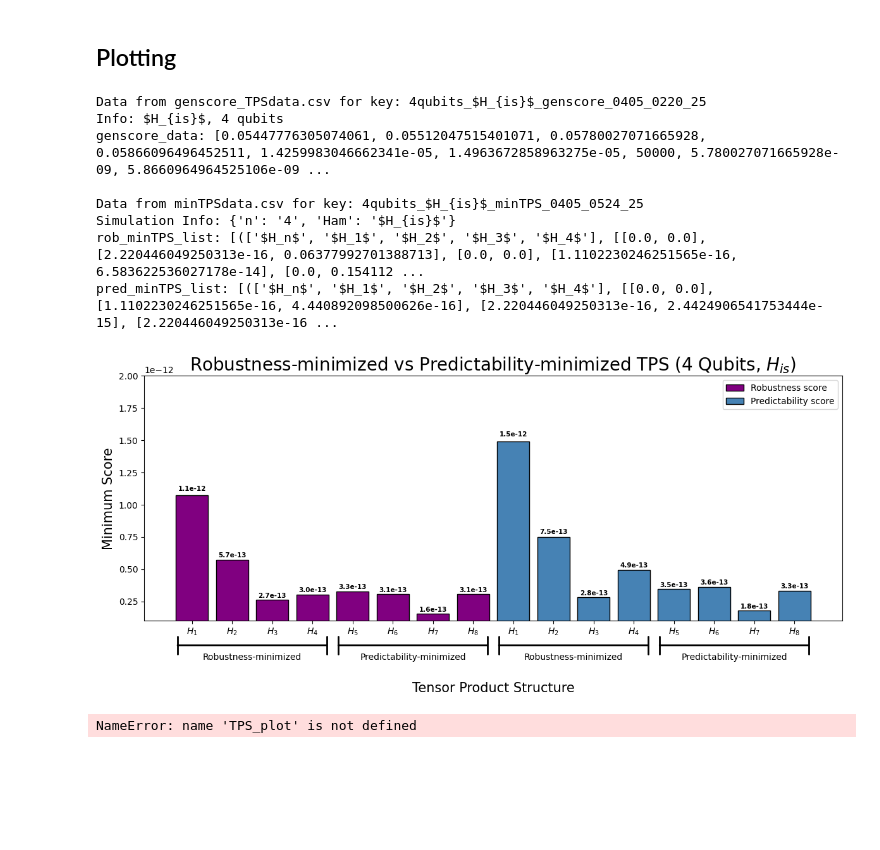
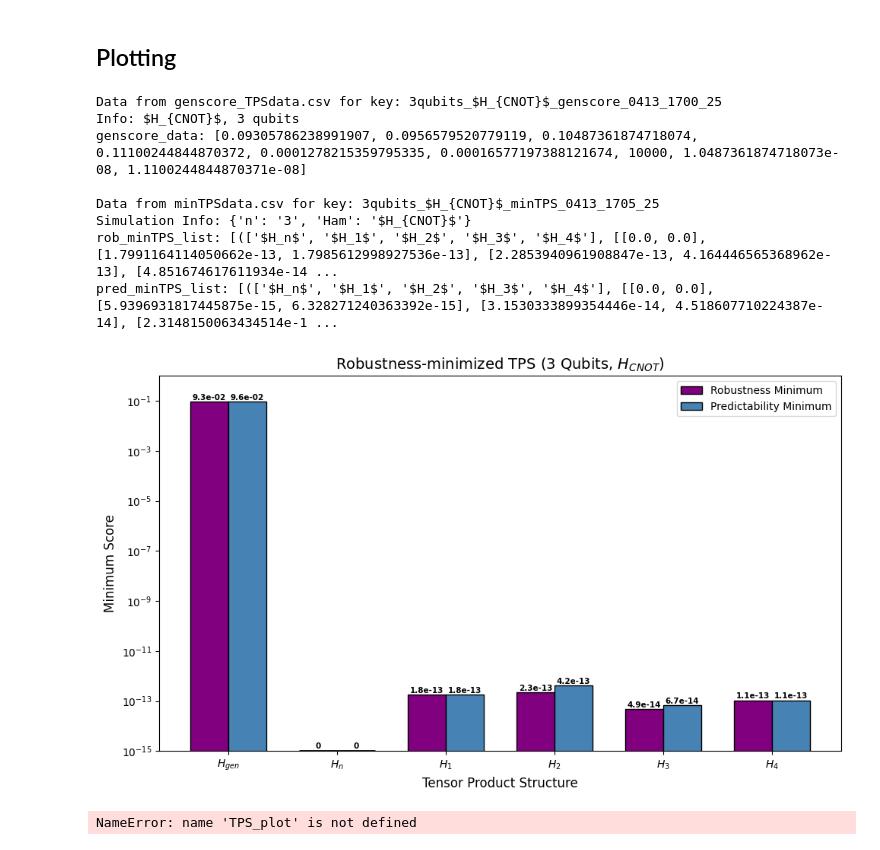
Before and after one commit to coalescion/decoherence-selected-TPSs, a Jupyter notebook: pred_vs_rob_TPS.ipynb, the cells around one changed output. Cells and saved outputs as stored; diff of their text form; code cells hidden in the pictures; blank space fills up the shorter version.

Commit message:
Data for H_{CNOT}

```diff
--- a/pred_vs_rob_TPS.ipynb
+++ b/pred_vs_rob_TPS.ipynb
@@ -1082,7 +1097,7 @@ genscore data saved under key: 2qubits_$H_{sb}$_genscore_0413_1535_25
 # %%
 # Minimizing Predictability (Check time_limit parameter for minimizeCF, can set max time of minimization for a single TPS as a paremeter)
 fn_to_minimize = 3
-pred_threshold = 1e-14
+pred_threshold = 1e-10
 
 num_TPSlines = 5
 num_OrbitLU = 50  # numLU to sample for CF1 / CF3 (only samples LUs for found qcTPS, this parameter is irrelevant during minimization)
@@ -1118,7 +1133,7 @@ Done.
 # %%
 # Minimizing Robustness
 fn_to_minimize = 1
-rob_threshold = 1e-14
+rob_threshold = 1e-10
 time_limit = "N/A"        # this "time limit" is not entirely accurate—put less than you actually want for large n, more than you want for small n
 
 # ##### TEMPORARY: #####
@@ -1188,12 +1203,13 @@ minimized TPS data saved under key: 2qubits_$H_{sb}$_minTPS_0413_1542_25
 # %%
 """Retrieve desired key"""
 
-desired_key = "4qubits_$H_{sb}$_minTPS_0409_0959_25$"
+desired_key = "3qubits_$H_{CNOT}$_minTPS_0413_1705_25$"
+# desired_key = "4qubits_$H_{sb}$_minTPS_0409_0959_25$"
 # desired_key = "4qubits_$H_{is}$_minTPS_0405_0524_25"
 
 # Define the CSV filename (should be the same file used when saving)
-csv_filename = "genscore_TPSdata.csv"
-# csv_filename = "minTPSdata.csv"
+# csv_filename = "genscore_TPSdata.csv"
+csv_filename = "minTPSdata.csv"
 found_rows = []
 
 # Open the CSV file and search for rows with the given key.
@@ -1438,6 +1454,12 @@ def rob_and_pred_minTPS(orbitLabels, robData, predData, genData, title, ymin, ym
 ### Retrieve data from CSV ###
 genscore_csv = 'genscore_TPSdata.csv'
 minTPS_csv = 'minTPSdata.csv'
+
+# CNOT DATA
+# 3 qubit CNOT Hamiltonian
+genscore_data_key = '3qubits_$H_{CNOT}$_genscore_0413_1700_25'
+minTPS_data_key = '3qubits_$H_{CNOT}$_minTPS_0413_1705_25'
+
 
 # SPINBATH DATA
 # 4 qubit central-Spin Hamiltonian
@@ -1446,8 +1468,8 @@ minTPS_csv = 'minTPSdata.csv'
 
 # ISING DATA
 # 4 qubit data
-genscore_data_key =  '4qubits_$H_{is}$_genscore_0405_0220_25'
-minTPS_data_key =  '4qubits_$H_{is}$_minTPS_0405_0524_25'
+# genscore_data_key =  '4qubits_$H_{is}$_genscore_0405_0220_25'
+# minTPS_data_key =  '4qubits_$H_{is}$_minTPS_0405_0524_25'
 
 # # 3 qubit data
 # minTPS_data_key = '3qubits_$H_{is}$_minTPS_0405_0038_25'
@@ -1499,19 +1521,19 @@ else:
             else:
                 print("Unexpected data type in minTPS CSV")
 # %% [output]
-Data from genscore_TPSdata.csv for key: 4qubits_$H_{is}$_genscore_0405_0220_25
-Info: $H_{is}$, 4 qubits
-genscore_data: [0.05447776305074061, 0.05512047515401071, 0.05780027071665928, 0.05866096496452511, 1.4259983046662341e-05, 1.4963672858963275e-05, 50000, 5.780027071665928e-09, 5.8660964964525106e-09 ...
+Data from genscore_TPSdata.csv for key: 3qubits_$H_{CNOT}$_genscore_0413_1700_25
+Info: $H_{CNOT}$, 3 qubits
+genscore_data: [0.09305786238991907, 0.0956579520779119, 0.10487361874718074, 0.11100244844870372, 0.0001278215359795335, 0.00016577197388121674, 10000, 1.0487361874718073e-08, 1.1100244844870371e-08]
 
-Data from minTPSdata.csv for key: 4qubits_$H_{is}$_minTPS_0405_0524_25
-Simulation Info: {'n': '4', 'Ham': '$H_{is}$'}
-rob_minTPS_list: [(['$H_n$', '$H_1$', '$H_2$', '$H_3$', '$H_4$'], [[0.0, 0.0], [2.220446049250313e-16, 0.06377992701388713], [0.0, 0.0], [1.1102230246251565e-16, 6.583622536027178e-14], [0.0, 0.154112 ...
-pred_minTPS_list: [(['$H_n$', '$H_1$', '$H_2$', '$H_3$', '$H_4$'], [[0.0, 0.0], [1.1102230246251565e-16, 4.440892098500626e-16], [2.220446049250313e-16, 2.4424906541753444e-15], [2.220446049250313e-16 ...
+Data from minTPSdata.csv for key: 3qubits_$H_{CNOT}$_minTPS_0413_1705_25
+Simulation Info: {'n': '3', 'Ham': '$H_{CNOT}$'}
+rob_minTPS_list: [(['$H_n$', '$H_1$', '$H_2$', '$H_3$', '$H_4$'], [[0.0, 0.0], [1.7991164114050662e-13, 1.7985612998927536e-13], [2.2853940961908847e-13, 4.164446565368962e-13], [4.851674617611934e-14 ...
+pred_minTPS_list: [(['$H_n$', '$H_1$', '$H_2$', '$H_3$', '$H_4$'], [[0.0, 0.0], [5.9396931817445875e-15, 6.328271240363392e-15], [3.1530333899354446e-14, 4.518607710224387e-14], [2.3148150063434514e-1 ...
 # %%
 ### Plot minTPS ###
-# rob_or_pred = 'Robustness'
+rob_or_pred = 'Robustness'
 # rob_or_pred = 'Predictability'
-rob_or_pred = 'both'
+# rob_or_pred = 'both'
 # rob_or_pred = 'both_logscale'
 
 # data_type = 0 for minimum, 1 for mean, 2 for variance
@@ -1539,41 +1561,41 @@ if data_type == 0:
     #     ymin = 1e-14
     else:
         ymax = 1
-        ymin = 1e-13
+        ymin = 1e-15
 
 elif data_type == 1:
     ymax = 1e-1
     ymin = 1e-3
 else:
     ymax = 8e-4
     ymin = 1e-6
 
 if rob_or_pred == 'both':
     data_type = 0
     title = f'Robustness-minimized vs Predictability-minimized TPS ({n} Qubits, {Ham_name})'
     orbitLabels = rob_minTPS_data[0][0]
     rob_data = rob_minTPS_data[0][data_type + 1]
     pred_data = pred_minTPS_data[0][data_type + 1]
     scale_type = 'linear'
     ymax = 2e-12
     ymin = 1e-13
     rob_and_pred_minTPS(orbitLabels, rob_data, pred_data, genMins, title, ymin, ymax, data_type, scale_type)
 
 elif rob_or_pred == 'both_logscale':
     data_type = 0
     title = f'Robustness-minimized vs Predictability-minimized TPS ({n} Qubits, {Ham_name})'
     orbitLabels = rob_minTPS_data[0][0]
     rob_data = rob_minTPS_data[0][data_type + 1]
     pred_data = pred_minTPS_data[0][data_type + 1]
     scale_type = 'log'
     ymax = 1e-1
     ymin = 1e-12
     rob_and_pred_minTPS(orbitLabels, rob_data, pred_data, genMins, title, ymin, ymax, data_type, scale_type)
 
 else:
     minTPS_bars(orbitLabels, orbitMins, genMins, title, ymin, ymax, data_type)
 # %% [output]
-[figure, old version]
+[figure, new version]
 # %%
 # second to last parameter is for x coordinate of labels
 TPS_plot(*pred_minTPS_list[0][0:5], *genscore_data[0:5], 0.5, 4.3, 'Predictability-minimized TPSs')
```
Also changed, not shown: parts of 10 cells of this notebook, 3 other files.
